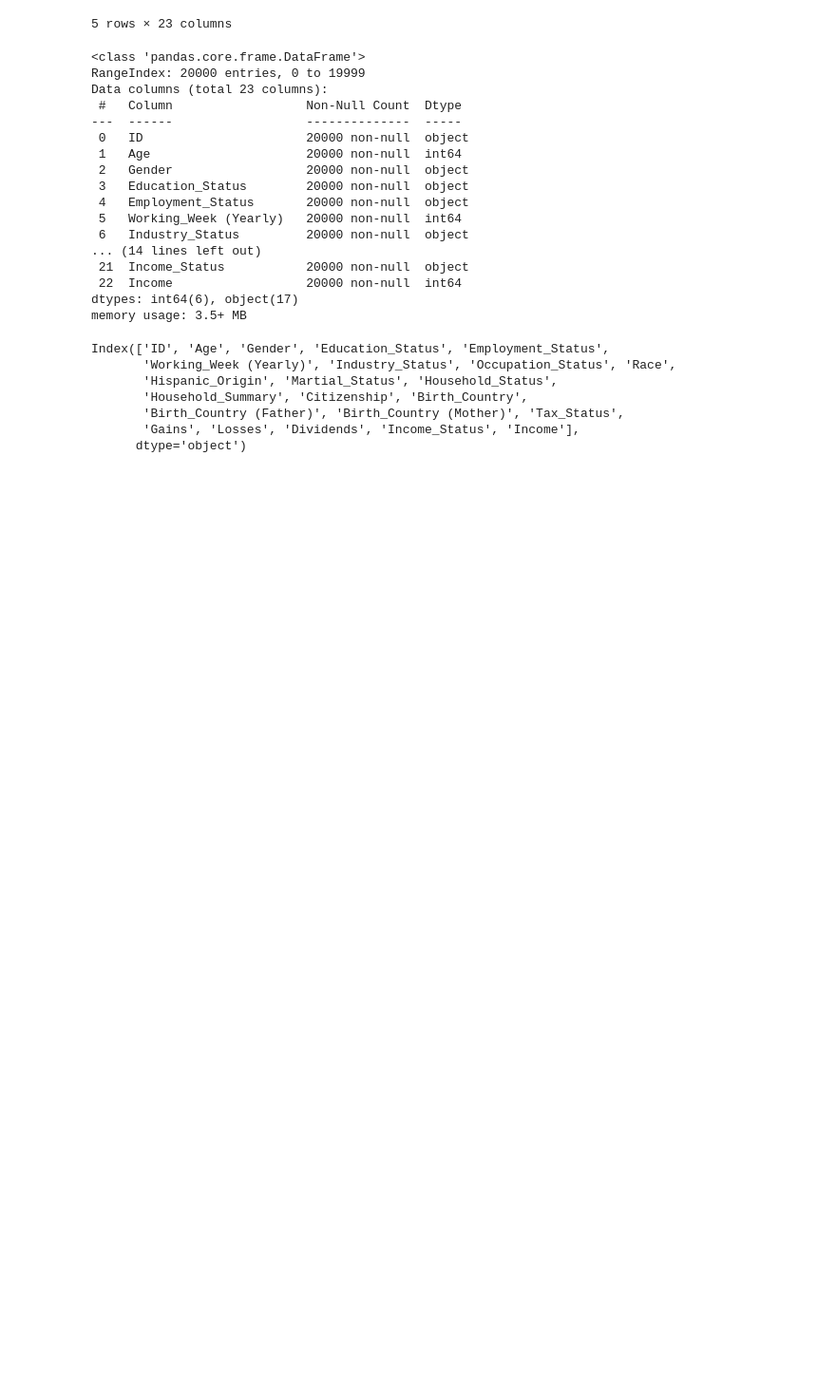
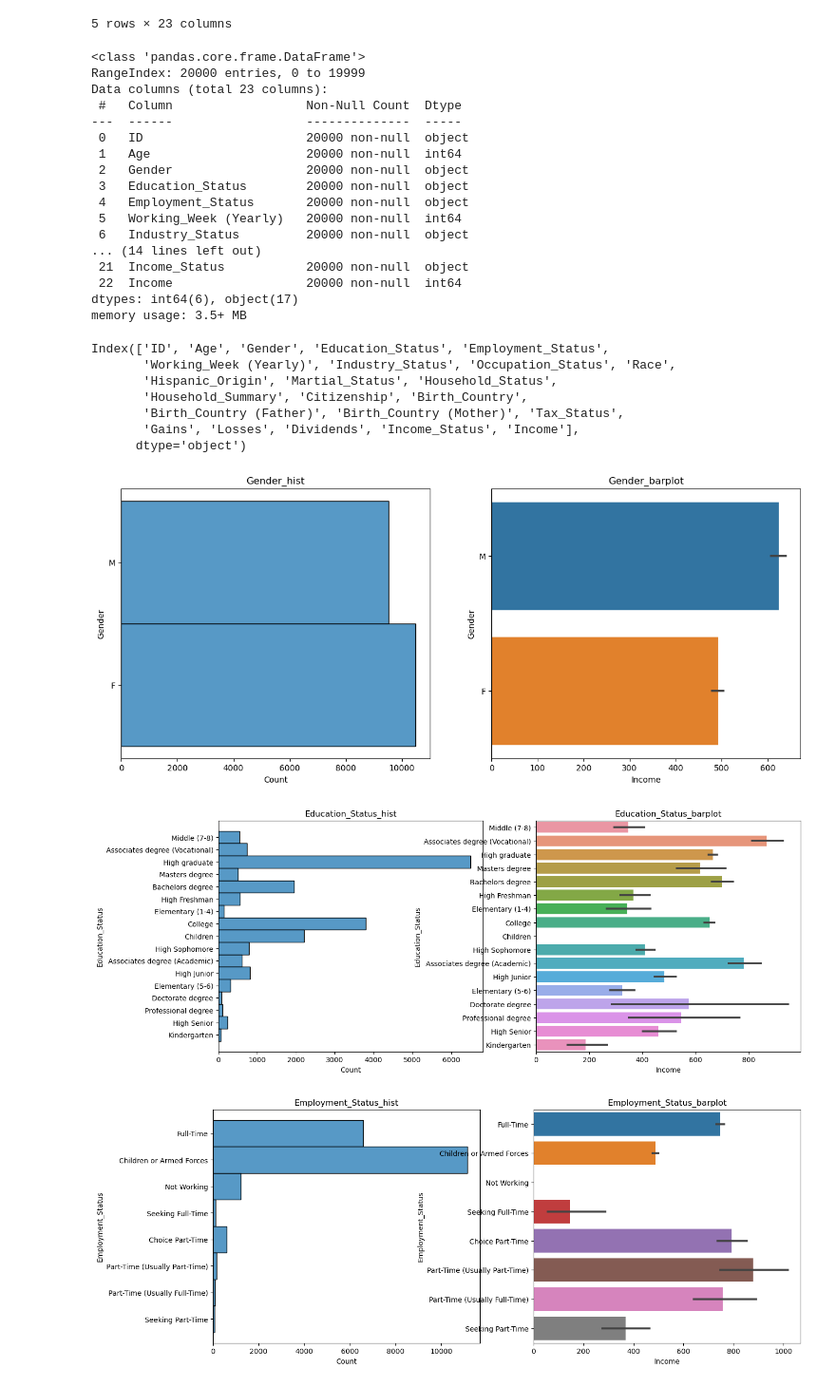
Before and after one commit to Sunbin-Lee/dacon-income, a Jupyter notebook: feature_check.ipynb, the cells around one changed output. Shown at 95% size. Drawn from its saved outputs; the diff is of its cells as text; code cells hidden in the pictures; blank space fills up the shorter version.

```diff
--- a/feature_check.ipynb
+++ b/feature_check.ipynb
@@ -59,3 +59,23 @@ cat_cols = ['Gender', 'Education_Status', 'Employment_Status',
        # 'Birth_Country (Father)', 'Birth_Country (Mother)',
        'Tax_Status',
        'Income_Status']
+# %%
+for c in cat_cols:
+    # temp = train_df.groupby(c)['Income'].mean()
+    plt.figure(figsize=(15, 6))
+
+    plt.subplot(1,2,1)
+    plt.title(f'{c}_hist')
+    # plt.barh(temp.index, temp.values)
+    sns.histplot(y=train_df[c])
+
+
+    plt.subplot(1,2,2)
+    plt.title(f'{c}_barplot')
+    sns.barplot(x='Income', y=c, data=train_df, orient='h')
+
+    plt.show()
+# %% [output]
+[figure, added]
+[figure, added]
+[figure, added]
```
Also changed, not shown: parts of 13 cells of this notebook, 1 other file.
